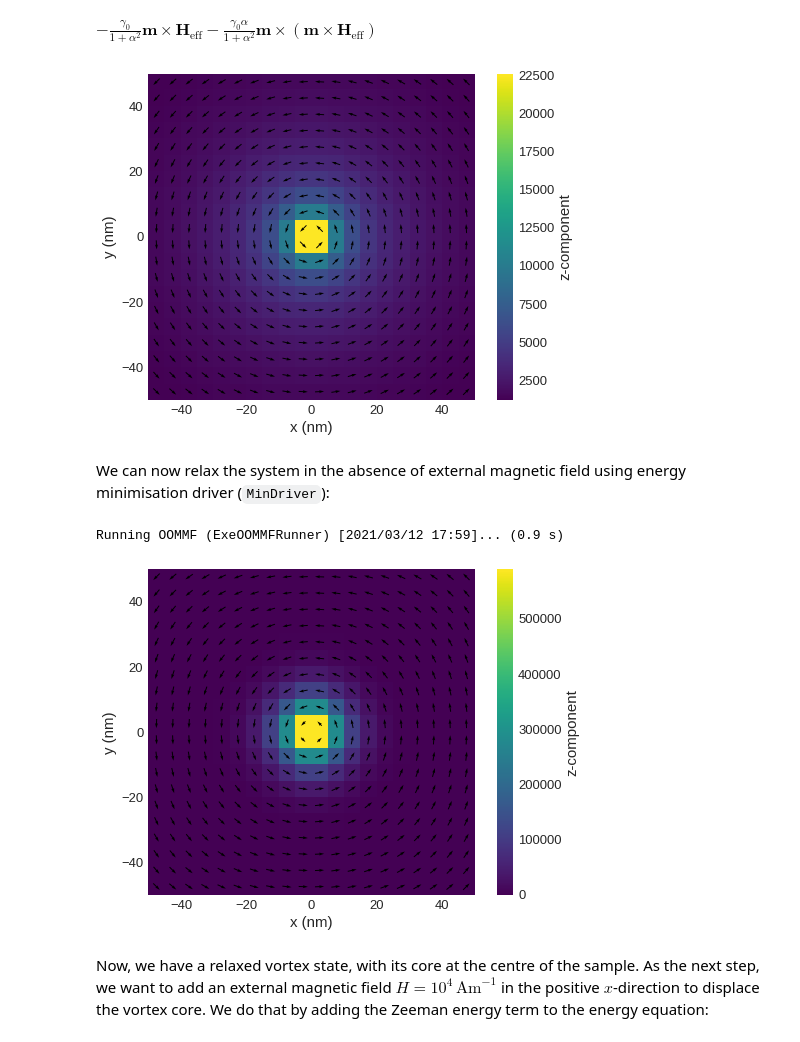
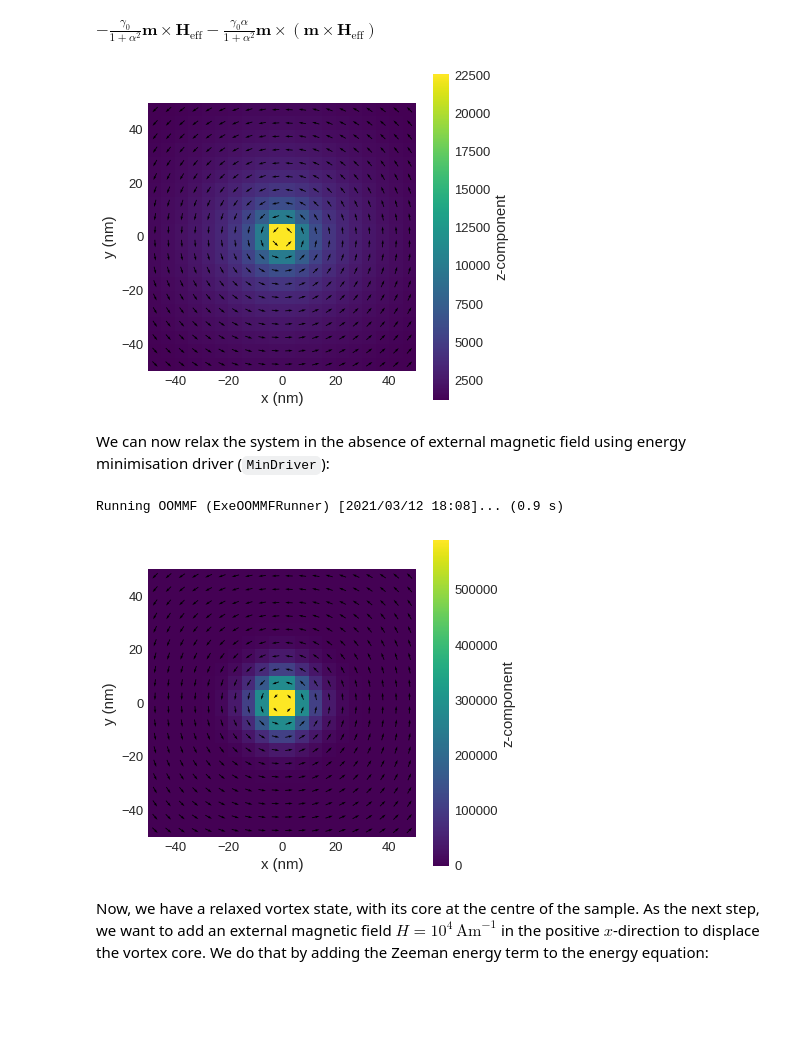
Before and after one commit to marijanbeg/2021-paper-ubermag, a Jupyter notebook: notebooks/ubermag-example.ipynb, the cells around one changed output. Saved outputs shown, nothing was run; the diff lists cells and outputs as text; code cells hidden in the pictures; blank space fills up the shorter version.

```diff
--- a/notebooks/ubermag-example.ipynb
+++ b/notebooks/ubermag-example.ipynb
@@ -62,9 +62,9 @@ system.dynamics
 # %% [output]
 $-\frac{\gamma_{0}}{1 + \alpha^{2}} \mathbf{m} \times \mathbf{H}_\text{eff}-\frac{\gamma_{0} \alpha}{1 + \alpha^{2}} \mathbf{m} \times (\mathbf{m} \times \mathbf{H}_\text{eff})$
 # %%
-system.m.plane('z').mpl()
+system.m.plane('z').mpl(figsize=(6, 6))
 # %% [output]
-[figure, old version]
+[figure, new version]
 # %% [markdown]
 We can now relax the system in the absence of external magnetic field using energy minimisation driver (`MinDriver`):
 # %%
@@ -73,10 +73,10 @@ import oommfc as mc
 md = mc.MinDriver()
 md.drive(system)
 
-system.m.plane('z').mpl()
+system.m.plane('z').mpl(figsize=(6, 6))
 # %% [output]
-Running OOMMF (ExeOOMMFRunner) [2021/03/12 17:59]... (0.9 s)
+Running OOMMF (ExeOOMMFRunner) [2021/03/12 18:08]... (0.9 s)
-[figure, old version]
+[figure, new version]
 # %% [markdown]
 Now, we have a relaxed vortex state, with its core at the centre of the sample. As the next step, we want to add an external magnetic field $H=10^{4}\,\text{Am}^{-1}$ in the positive $x$-direction to displace the vortex core. We do that by adding the Zeeman energy term to the energy equation:
 # %%
```
Also changed, not shown: parts of 7 cells of this notebook.
